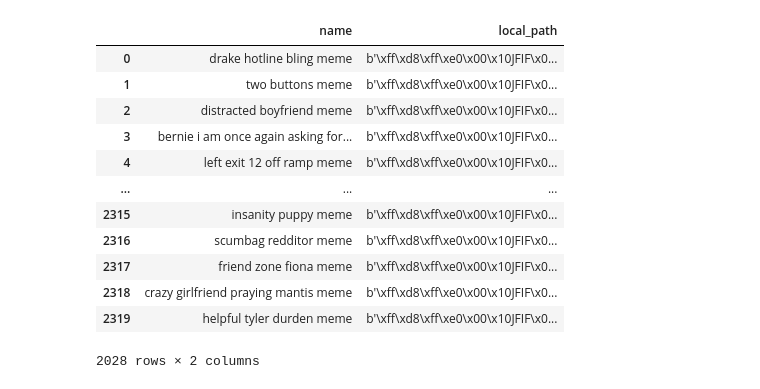
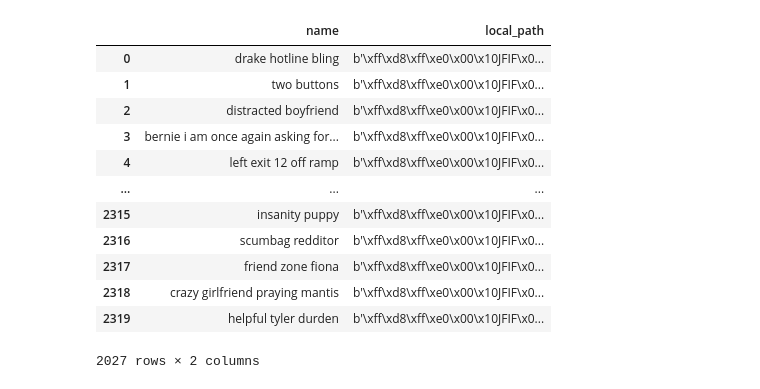
Before and after one commit to Erdmond/NIR_meme_templates, a Jupyter notebook: notebooks/1_preprocess_data.ipynb, the cells around one changed output. Drawn from its saved outputs; the diff is of its cells as text; code cells hidden in the pictures.

```diff
--- a/notebooks/1_preprocess_data.ipynb
+++ b/notebooks/1_preprocess_data.ipynb
@@ -6,24 +6,24 @@ from sentence_transformers import SentenceTransformer
 # %%
 df = pd.read_parquet(r'../data/memes.parquet', columns=['name', 'local_path'])
 df['local_path'] = df['local_path'].apply(lambda x: x['bytes'])
-df['name'] = df['name'].apply(lambda x: x.lower().replace(' Meme', ''))
+df['name'] = df['name'].apply(lambda x: x.lower().replace(' meme', ''))
 df.drop_duplicates(subset=['name'], keep='first', inplace=True)
 
 df
 # %% [output]
 |  | name | local_path |
-| 0 | drake hotline bling meme | b'\xff\xd8\xff\xe0\x00\x10JFIF\x0... |
-| 1 | two buttons meme | b'\xff\xd8\xff\xe0\x00\x10JFIF\x0... |
-| 2 | distracted boyfriend meme | b'\xff\xd8\xff\xe0\x00\x10JFIF\x0... |
+| 0 | drake hotline bling | b'\xff\xd8\xff\xe0\x00\x10JFIF\x0... |
+| 1 | two buttons | b'\xff\xd8\xff\xe0\x00\x10JFIF\x0... |
+| 2 | distracted boyfriend | b'\xff\xd8\xff\xe0\x00\x10JFIF\x0... |
 | 3 | bernie i am once again asking for... | b'\xff\xd8\xff\xe0\x00\x10JFIF\x0... |
-| 4 | left exit 12 off ramp meme | b'\xff\xd8\xff\xe0\x00\x10JFIF\x0... |
+| 4 | left exit 12 off ramp | b'\xff\xd8\xff\xe0\x00\x10JFIF\x0... |
 | ... | ... | ... |
-| 2315 | insanity puppy meme | b'\xff\xd8\xff\xe0\x00\x10JFIF\x0... |
-| 2316 | scumbag redditor meme | b'\xff\xd8\xff\xe0\x00\x10JFIF\x0... |
-| 2317 | friend zone fiona meme | b'\xff\xd8\xff\xe0\x00\x10JFIF\x0... |
-| 2318 | crazy girlfriend praying mantis meme | b'\xff\xd8\xff\xe0\x00\x10JFIF\x0... |
-| 2319 | helpful tyler durden meme | b'\xff\xd8\xff\xe0\x00\x10JFIF\x0... |
+| 2315 | insanity puppy | b'\xff\xd8\xff\xe0\x00\x10JFIF\x0... |
+| 2316 | scumbag redditor | b'\xff\xd8\xff\xe0\x00\x10JFIF\x0... |
+| 2317 | friend zone fiona | b'\xff\xd8\xff\xe0\x00\x10JFIF\x0... |
+| 2318 | crazy girlfriend praying mantis | b'\xff\xd8\xff\xe0\x00\x10JFIF\x0... |
+| 2319 | helpful tyler durden | b'\xff\xd8\xff\xe0\x00\x10JFIF\x0... |
-2028 rows × 2 columns
+2027 rows × 2 columns
 # %%
 def bytes_to_html_image(byte_data, width=100):
     img_str = base64.b64encode(byte_data).decode('utf-8')
```
Also changed, not shown: parts of 1 cell of this notebook, 2 other files.
